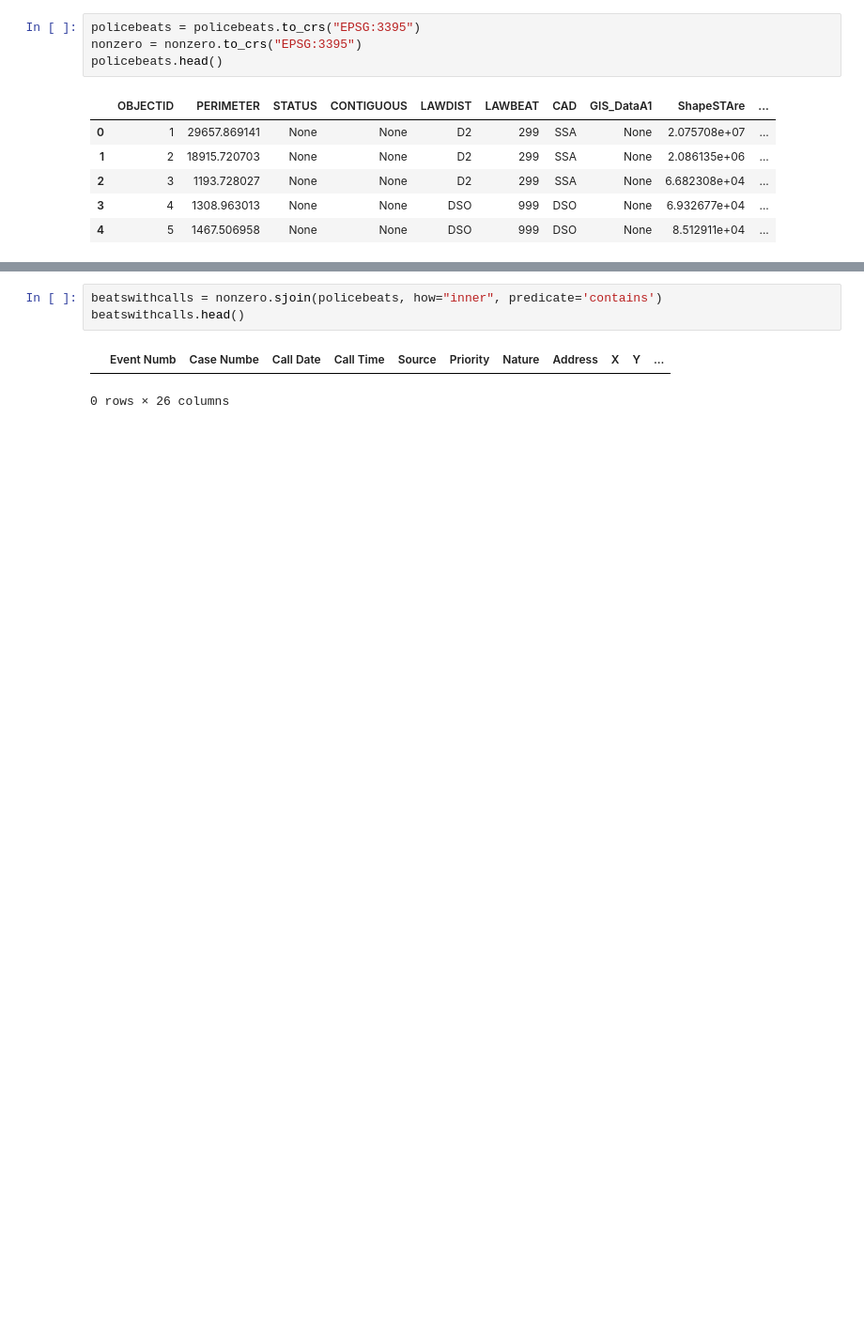
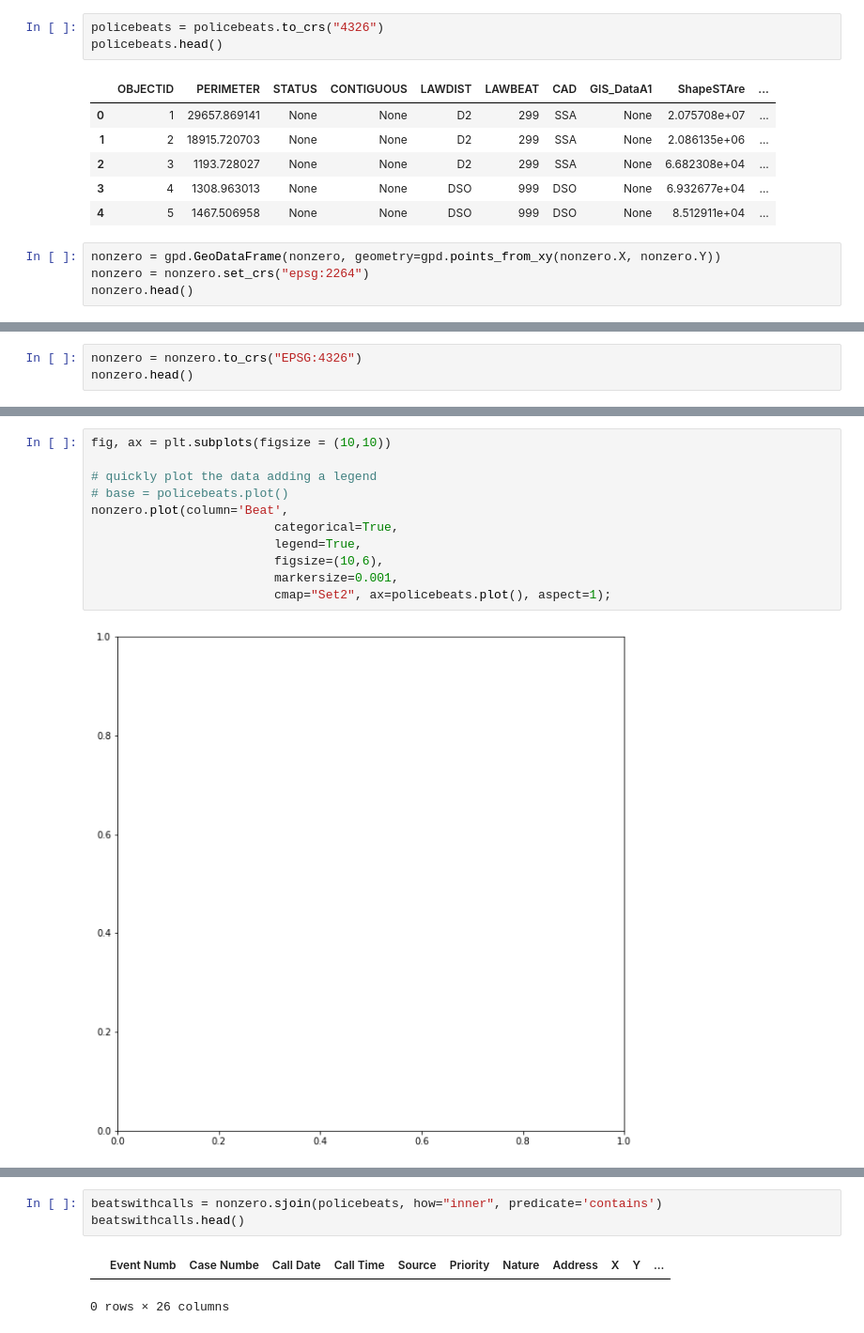
Before and after one commit to sadiesheridan/dataplus-project27-community-safety-durham, a Jupyter notebook: 10_code/dpddata.ipynb, the cells around one changed output, grey strips where cells are left out. Shown at 94% size. Cells and saved outputs as stored; diff of their text form; blank space fills up the shorter version.

```diff
--- a/10_code/dpddata.ipynb
+++ b/10_code/dpddata.ipynb
@@ -148,8 +173,7 @@ Datum: World Geodetic System 1984 ensemble
 - Ellipsoid: WGS 84
 - Prime Meridian: Greenwich
 # %%
-policebeats = policebeats.to_crs("EPSG:3395")
-nonzero = nonzero.to_crs("EPSG:3395")
+policebeats = policebeats.to_crs("4326")
 policebeats.head()
 # %% [output]
 |  | OBJECTID | PERIMETER | STATUS | CONTIGUOUS | LAWDIST | LAWBEAT | CAD | GIS_DataA1 | ShapeSTAre | ... |
@@ -158,3 +182,7 @@ policebeats.head()
 | 2 | 3 | 1193.728027 | None | None | D2 | 299 | SSA | None | 6.682308e+04 | ... |
 | 3 | 4 | 1308.963013 | None | None | DSO | 999 | DSO | None | 6.932677e+04 | ... |
 | 4 | 5 | 1467.506958 | None | None | DSO | 999 | DSO | None | 8.512911e+04 | ... |
+# %%
+nonzero = gpd.GeoDataFrame(nonzero, geometry=gpd.points_from_xy(nonzero.X, nonzero.Y))
+nonzero = nonzero.set_crs("epsg:2264")
+nonzero.head()
@@ -160,0 +196,3 @@ policebeats.head()
+# %%
+nonzero = nonzero.to_crs("EPSG:4326")
+nonzero.head()
@@ -160,0 +206,13 @@ policebeats.head()
+# %%
+fig, ax = plt.subplots(figsize = (10,10))
+
+# quickly plot the data adding a legend
+# base = policebeats.plot()
+nonzero.plot(column='Beat',
+                         categorical=True,
+                         legend=True,
+                         figsize=(10,6),
+                         markersize=0.001,
+                         cmap="Set2", ax=policebeats.plot(), aspect=1);
+# %% [output]
+[figure, added]
```
Also changed, not shown: parts of 16 cells of this notebook.
